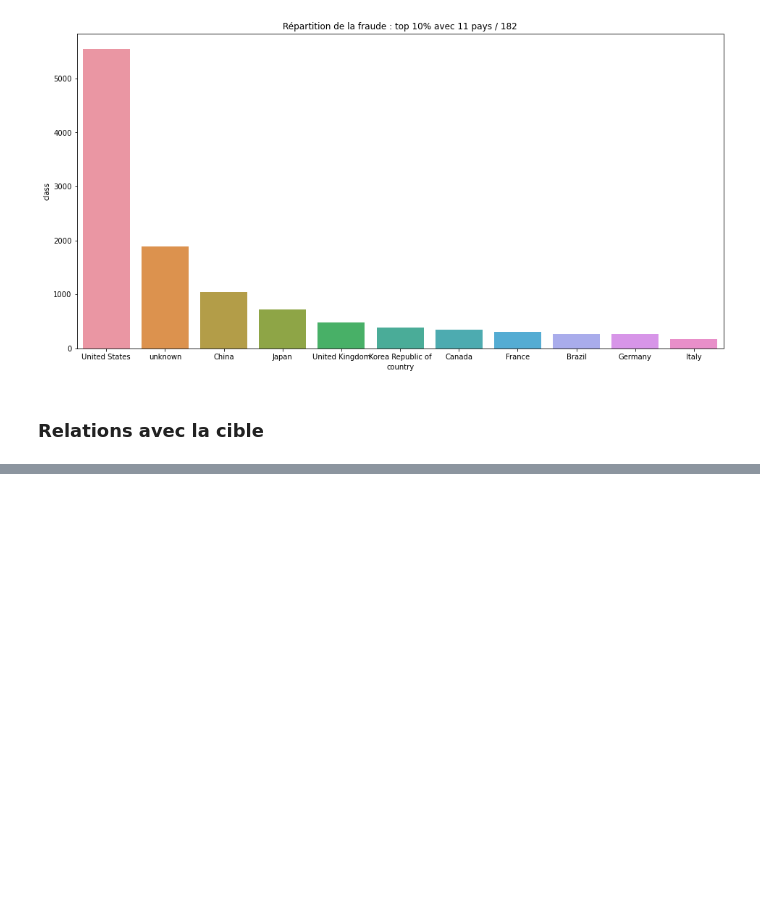
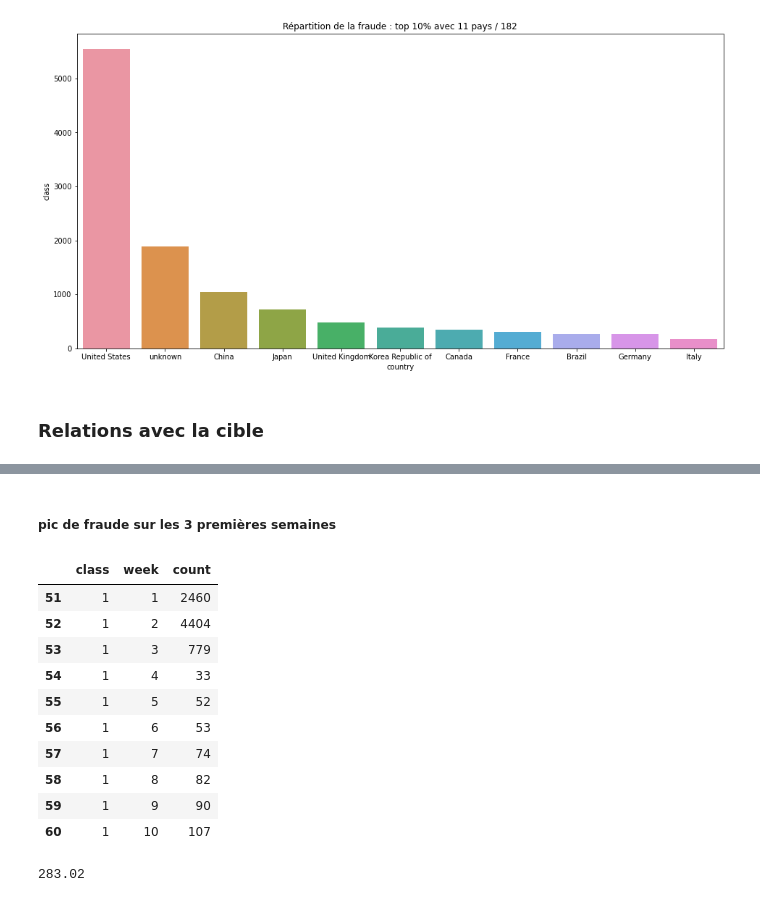
Before and after one commit to thefifthagreement/jedha-fs-s4-project, a Jupyter notebook: fraud_detection_eda.ipynb, the cells around one changed output, grey strips where cells are left out. Saved outputs shown, nothing was run; the diff lists cells and outputs as text; code cells hidden in the pictures; blank space fills up the shorter version.

```diff
--- a/fraud_detection_eda.ipynb
+++ b/fraud_detection_eda.ipynb
@@ -343,0 +394,20 @@ g = sns.lmplot(data=fraud_data, y="class", x="age", logistic=True)
+# %% [markdown]
+##### pic de fraude sur les 3 premières semaines
+# %%
+class_count_by_week[class_count_by_week["class"] == 1].head(10)
+# %% [output]
+|  | class | week | count |
+| 51 | 1 | 1 | 2460 |
+| 52 | 1 | 2 | 4404 |
+| 53 | 1 | 3 | 779 |
+| 54 | 1 | 4 | 33 |
+| 55 | 1 | 5 | 52 |
+| 56 | 1 | 6 | 53 |
+| 57 | 1 | 7 | 74 |
+| 58 | 1 | 8 | 82 |
+| 59 | 1 | 9 | 90 |
+| 60 | 1 | 10 | 107 |
+# %%
+class_count_by_week[class_count_by_week["class"] == 1]["count"].mean()
+# %% [output]
+283.02
```
Also changed, not shown: parts of 14 cells of this notebook.
